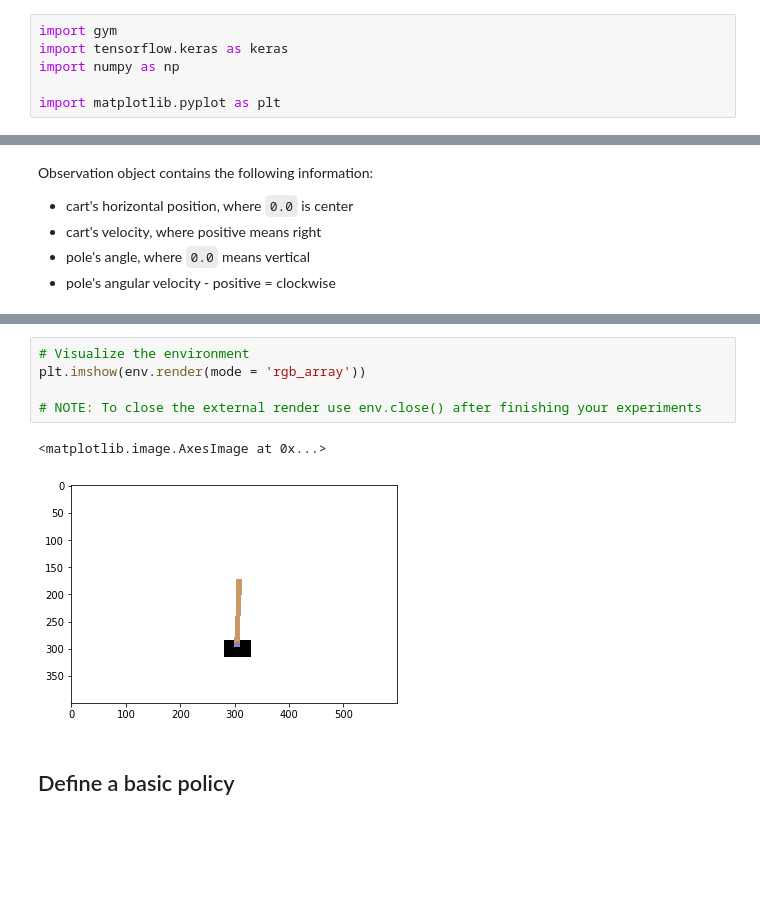
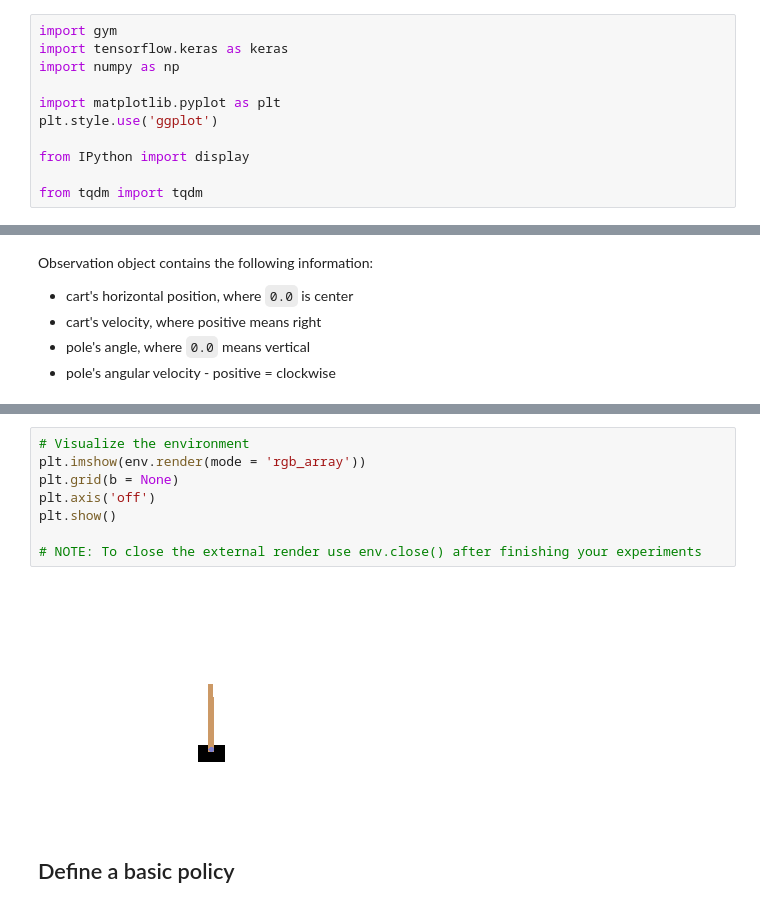
Before and after one commit to AlxndrMlk/reinforcement_learning_exercises, a Jupyter notebook: 00_Cartpole.ipynb, the cells around one changed output, grey strips where cells are left out. Saved outputs shown, nothing was run; the diff lists cells and outputs as text; blank space fills up the shorter version.

```diff
--- a/00_Cartpole.ipynb
+++ b/00_Cartpole.ipynb
@@ -4,6 +4,11 @@ import tensorflow.keras as keras
 import numpy as np
 
 import matplotlib.pyplot as plt
+plt.style.use('ggplot')
+
+from IPython import display
+
+from tqdm import tqdm
 # %% [markdown]
 # Reinforcement Learning #1
 # %% [markdown]
@@ -27,11 +32,13 @@ array([0.04127654, 0.04913572, 0.02557379, 0.0245605 ])
 # %%
 # Visualize the environment
 plt.imshow(env.render(mode = 'rgb_array'))
+plt.grid(b = None)
+plt.axis('off')
+plt.show()
 
 # NOTE: To close the external render use env.close() after finishing your experiments
 # %% [output]
-<matplotlib.image.AxesImage at 0x...>
-[figure, old version]
+[figure, new version]
 # %% [markdown]
 ## Define a basic policy
 # %% [markdown]
```
Also changed, not shown: parts of 10 cells of this notebook.
